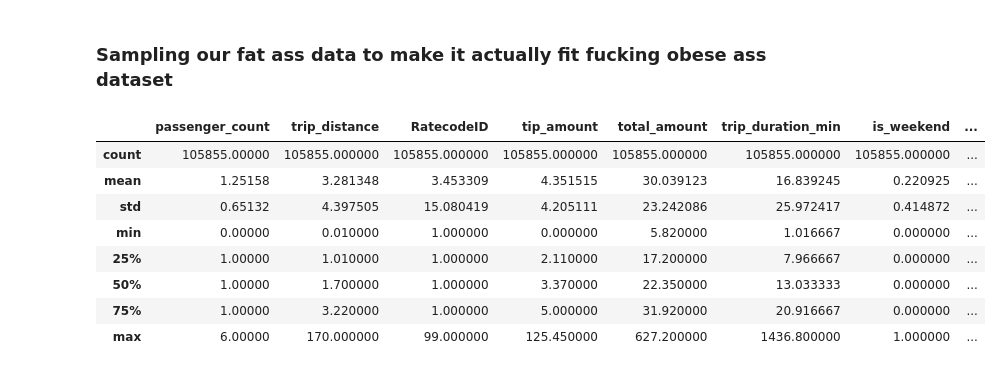
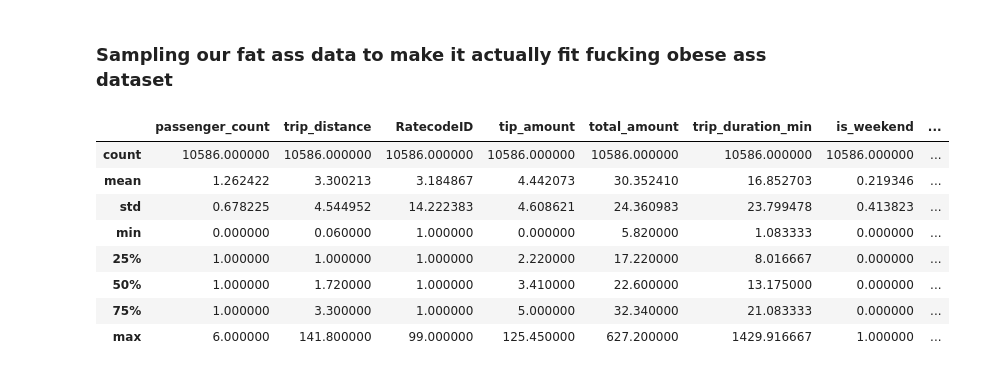
Before and after one commit to Speeb04/The-Zon, a Jupyter notebook: main.ipynb, the cells around one changed output. Saved outputs shown, nothing was run; the diff lists cells and outputs as text; code cells hidden in the pictures.

```diff
--- a/main.ipynb
+++ b/main.ipynb
@@ -163,17 +163,17 @@ data_modify.to_parquet('data/taxi_data.parquet')
 # %% [markdown]
 ### Sampling our fat ass data to make it actually fit fucking obese ass dataset
 # %%
-sampled_data = data_modify.sample(frac=0.05, random_state=1)
+sampled_data = data_modify.sample(frac=0.005, random_state=1)
 sampled_data.describe()
 # %% [output]
 |  | passenger_count | trip_distance | RatecodeID | tip_amount | total_amount | trip_duration_min | is_weekend | ... |
-| count | 105855.00000 | 105855.000000 | 105855.000000 | 105855.000000 | 105855.000000 | 105855.000000 | 105855.000000 | ... |
-| mean | 1.25158 | 3.281348 | 3.453309 | 4.351515 | 30.039123 | 16.839245 | 0.220925 | ... |
-| std | 0.65132 | 4.397505 | 15.080419 | 4.205111 | 23.242086 | 25.972417 | 0.414872 | ... |
-| min | 0.00000 | 0.010000 | 1.000000 | 0.000000 | 5.820000 | 1.016667 | 0.000000 | ... |
-| 25% | 1.00000 | 1.010000 | 1.000000 | 2.110000 | 17.200000 | 7.966667 | 0.000000 | ... |
-| 50% | 1.00000 | 1.700000 | 1.000000 | 3.370000 | 22.350000 | 13.033333 | 0.000000 | ... |
-| 75% | 1.00000 | 3.220000 | 1.000000 | 5.000000 | 31.920000 | 20.916667 | 0.000000 | ... |
-| max | 6.00000 | 170.000000 | 99.000000 | 125.450000 | 627.200000 | 1436.800000 | 1.000000 | ... |
+| count | 10586.000000 | 10586.000000 | 10586.000000 | 10586.000000 | 10586.000000 | 10586.000000 | 10586.000000 | ... |
+| mean | 1.262422 | 3.300213 | 3.184867 | 4.442073 | 30.352410 | 16.852703 | 0.219346 | ... |
+| std | 0.678225 | 4.544952 | 14.222383 | 4.608621 | 24.360983 | 23.799478 | 0.413823 | ... |
+| min | 0.000000 | 0.060000 | 1.000000 | 0.000000 | 5.820000 | 1.083333 | 0.000000 | ... |
+| 25% | 1.000000 | 1.000000 | 1.000000 | 2.220000 | 17.220000 | 8.016667 | 0.000000 | ... |
+| 50% | 1.000000 | 1.720000 | 1.000000 | 3.410000 | 22.600000 | 13.175000 | 0.000000 | ... |
+| 75% | 1.000000 | 3.300000 | 1.000000 | 5.000000 | 32.340000 | 21.083333 | 0.000000 | ... |
+| max | 6.000000 | 141.800000 | 99.000000 | 125.450000 | 627.200000 | 1429.916667 | 1.000000 | ... |
 # %%
 sampled_data.to_csv('data/truncated_data.csv')
```
Also changed, not shown: 1 other file.
